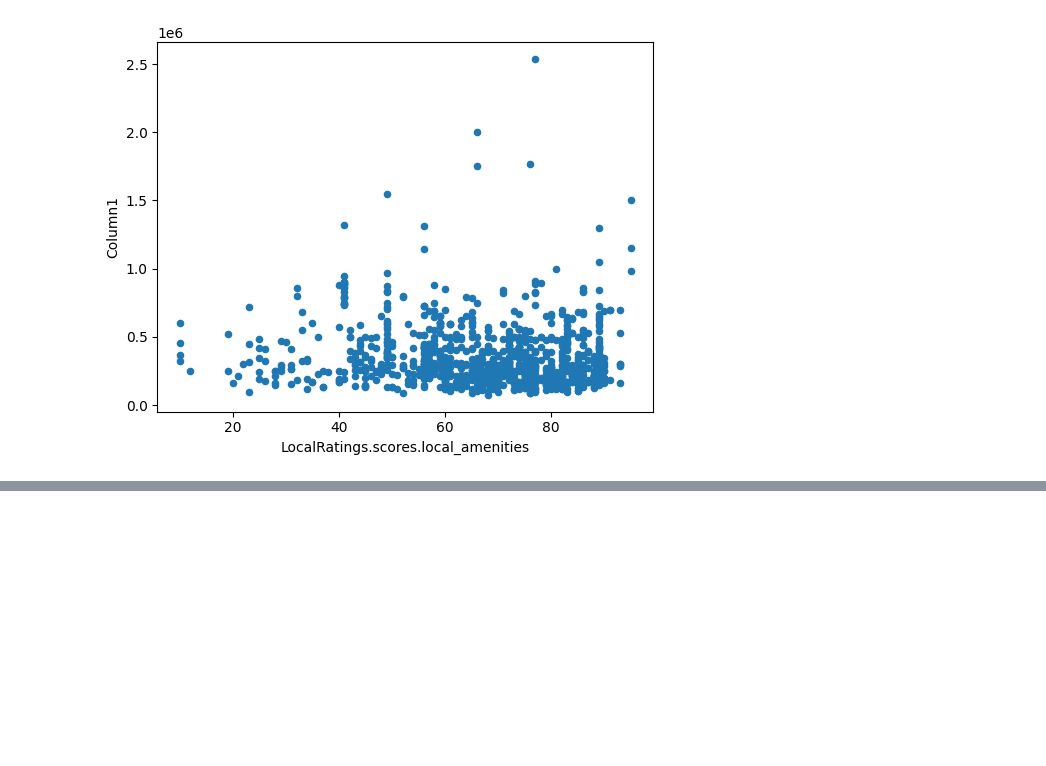
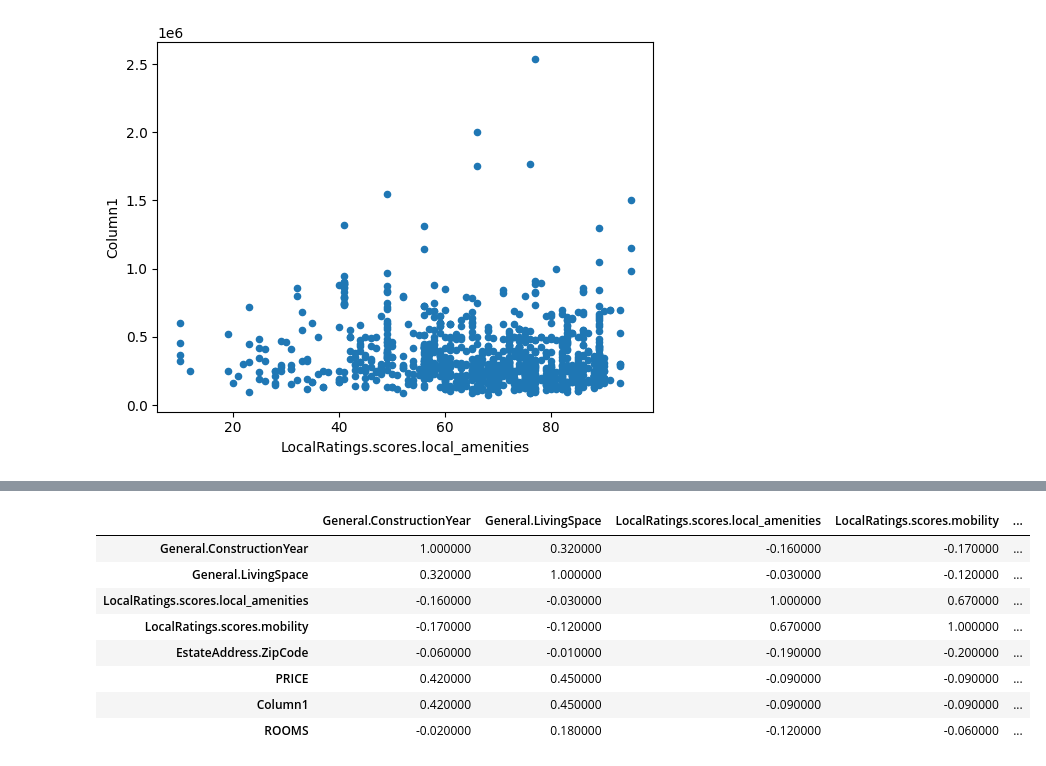
Before and after one commit to paulovfc/data-analytics-ws2324-project, a Jupyter notebook: notebooks/project-proposal.ipynb, the cells around one changed output, grey strips where cells are left out. Cells and saved outputs as stored; diff of their text form; code cells hidden in the pictures; blank space fills up the shorter version.

```diff
--- a/notebooks/project-proposal.ipynb
+++ b/notebooks/project-proposal.ipynb
@@ -300,0 +317,12 @@ Histogram
+# %%
+corr_blues
+# %% [output]
+|  | General.ConstructionYear | General.LivingSpace | LocalRatings.scores.local_amenities | LocalRatings.scores.mobility | ... |
+| General.ConstructionYear | 1.000000 | 0.320000 | -0.160000 | -0.170000 | ... |
+| General.LivingSpace | 0.320000 | 1.000000 | -0.030000 | -0.120000 | ... |
+| LocalRatings.scores.local_amenities | -0.160000 | -0.030000 | 1.000000 | 0.670000 | ... |
+| LocalRatings.scores.mobility | -0.170000 | -0.120000 | 0.670000 | 1.000000 | ... |
+| EstateAddress.ZipCode | -0.060000 | -0.010000 | -0.190000 | -0.200000 | ... |
+| PRICE | 0.420000 | 0.450000 | -0.090000 | -0.090000 | ... |
+| Column1 | 0.420000 | 0.450000 | -0.090000 | -0.090000 | ... |
+| ROOMS | -0.020000 | 0.180000 | -0.120000 | -0.060000 | ... |
```
Also changed, not shown: parts of 6 cells of this notebook.
